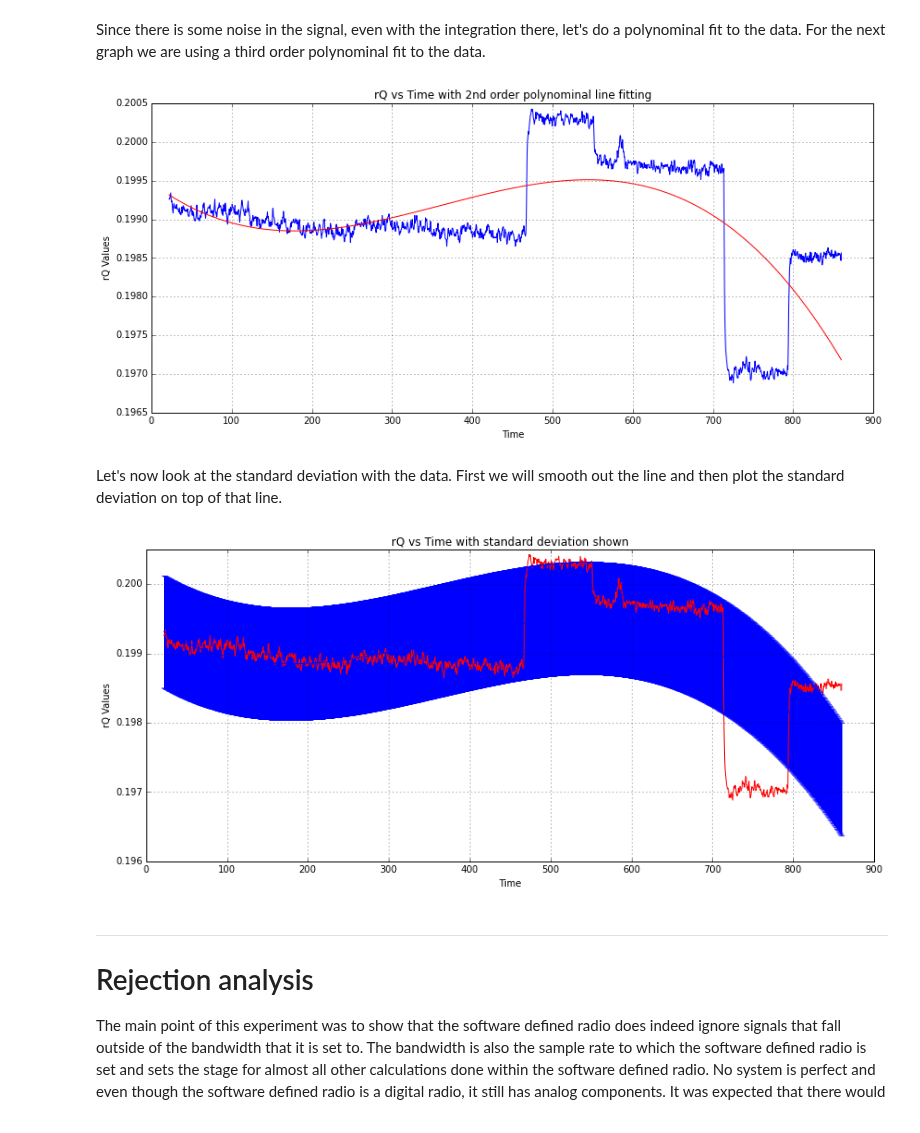
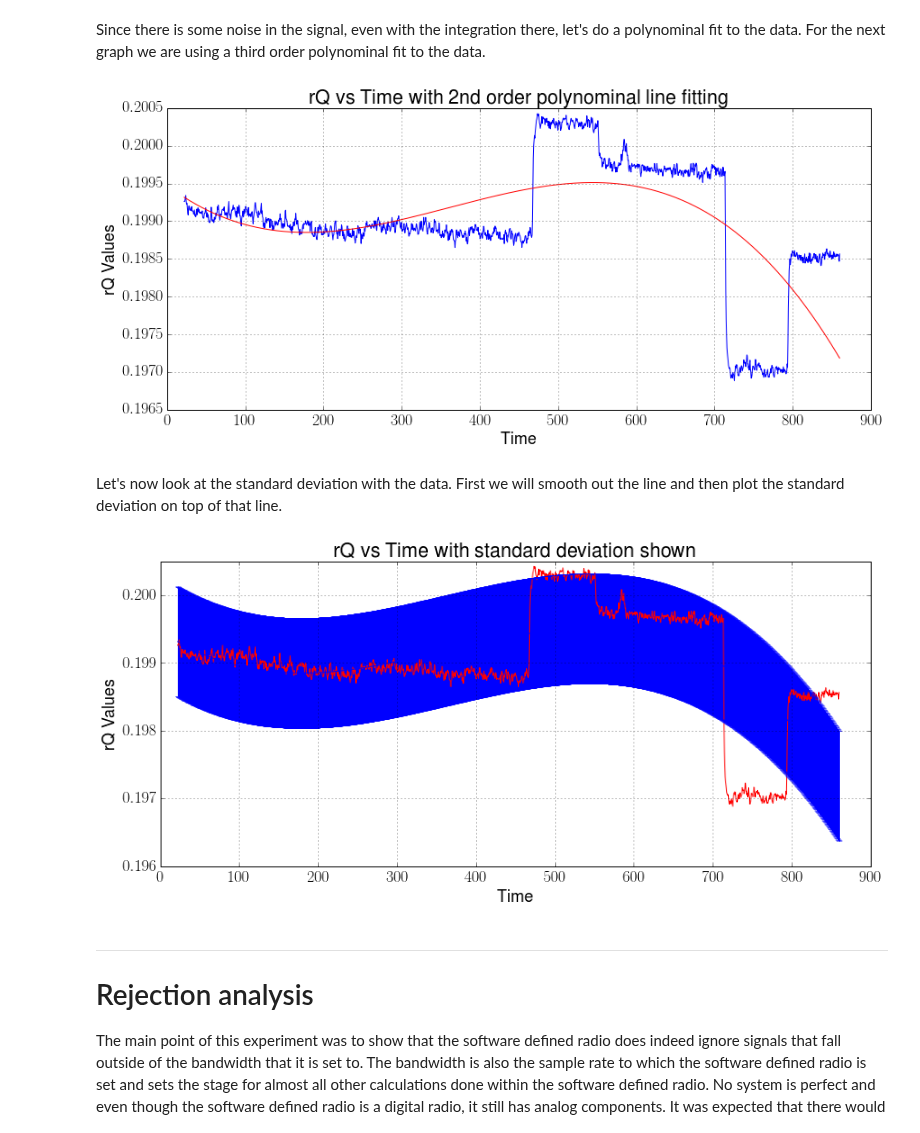
Before and after one commit to matgyver/Radiometer-SDR-Thesis, a Jupyter notebook: Experiments/Exp3/radiometer_experiment_3.ipynb, the cells around one changed output. Cells and saved outputs as stored; diff of their text form; code cells hidden in the pictures.

```diff
--- a/Experiments/Exp3/radiometer_experiment_3.ipynb
+++ b/Experiments/Exp3/radiometer_experiment_3.ipynb
@@ -103,8 +111,10 @@ Now Plot this new array
 # %%
-fig = plt.figure(figsize=(14,6), dpi=100)
+matplotlib.rcParams.update({'font.size': 18, 'text.usetex': True})
+fig = plt.figure(figsize=(14,6), dpi=300)
 plot(y,f)
 xlabel('Time (sec)')
 ylabel('rQ Values')
 title('rQ vs Time')
 grid(True)
+fig.savefig("rqvstime_zoom.pdf", dpi=300)
 # %% [output]
@@ -122,19 +132,20 @@ print p
 # %% [markdown]
 Since there is some noise in the signal, even with the integration there, let's do a polynominal fit to the data.  For the next graph we are using a third order polynominal fit to the data.
 # %%
-fig = plt.figure(figsize=(14,6), dpi=100)
+fig = plt.figure(figsize=(14,6), dpi=300)
 plot(y,f)
 plot(y,p[0]*y*y*y+p[1]*y*y+p[2]*y+p[3],'r-')
 xlabel('Time')
 ylabel('rQ Values')
 title('rQ vs Time with 2nd order polynominal line fitting')
 grid(True)
+fig.savefig("rqvstime_polyfit.pdf", dpi=300)
 # %% [output]
-[figure, old version]
+[figure, new version]
 # %% [markdown]
 Let's now look at the standard deviation with the data.  First we will smooth out the line and then plot the standard deviation on top of that line.
 # %%
-fig = plt.figure(figsize=(14,6), dpi=100)
+fig = plt.figure(figsize=(14,6), dpi=300)
 b = p[0]*y*y*y+p[1]*y*y+p[2]*y+p[3]
 plot(y,f,'r-')
 errorbar(y,b,a)
@@ -142,8 +153,9 @@ xlabel('Time')
 ylabel('rQ Values')
 title('rQ vs Time with standard deviation shown')
 grid(True)
+fig.savefig("rqvstime_stddev.pdf", dpi=300)
 # %% [output]
-[figure, old version]
+[figure, new version]
 # %% [markdown]
 - - -
 # Rejection analysis
```
Also changed, not shown: parts of 10 cells of this notebook, 16 other files.
